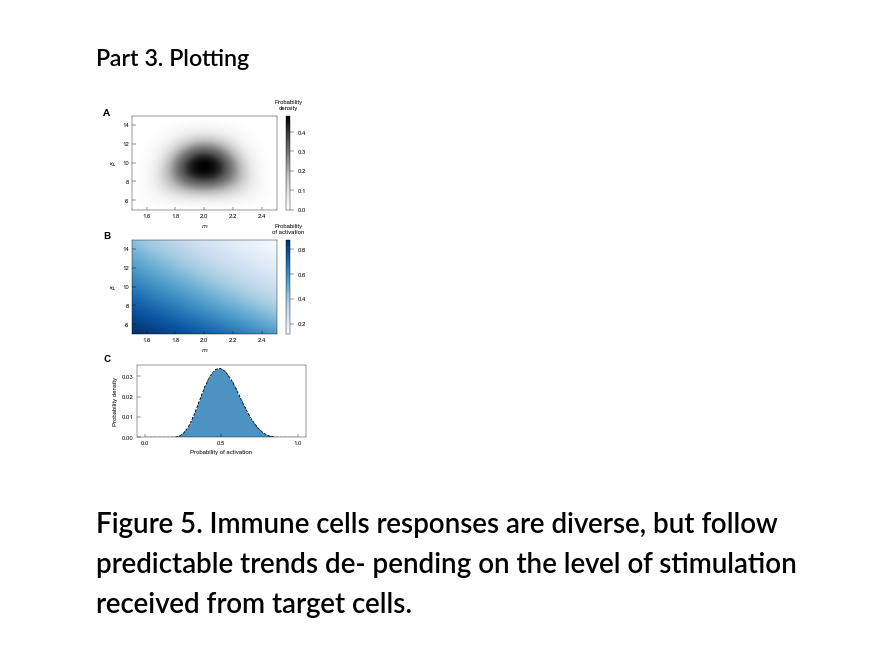
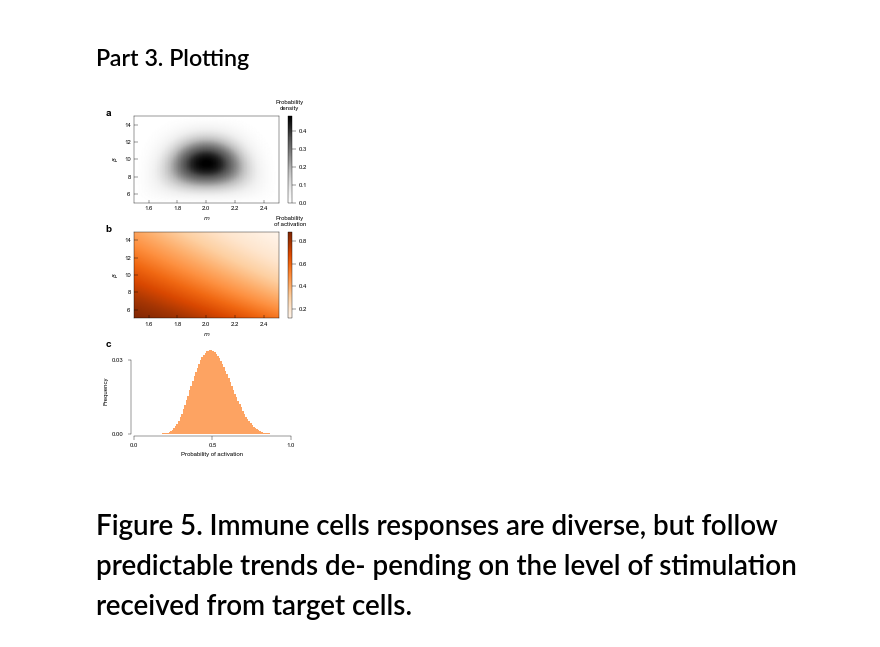
Before and after one commit to ywqin/paper-innate-immune-adaptation, a Jupyter notebook: figures.ipynb, the cells around one changed output. Saved outputs shown, nothing was run; the diff lists cells and outputs as text; code cells hidden in the pictures.

Commit message:
modified figure colors and style

```diff
--- a/figures.ipynb
+++ b/figures.ipynb
@@ -25,7 +26,7 @@ from scipy.integrate import quad
 # %%
 DATA_FOLDER = 'data/'
 
-SIZELINE = 0.8
+SIZELINE = 1.0
 AXWIDTH = 0.4
 SUBLABEL_SIZE = 10
 LABEL_SIZE = 6
@@ -741,18 +761,20 @@ poa = np.array(data['Poa']).reshape((NX, NY))
 # plotting ---------------------------
 fig = plt.figure(figsize=(SINGLE_COLUMN, SINGLE_COLUMN*1.5))
 plt.rc('font', size=LABEL_SIZE, family=FAMILY)
-ax1 = fig.add_axes([0.15, 0.69, 0.75, 0.26])
-ax2 = fig.add_axes([0.15, 0.347, 0.75, 0.26])
-ax3 = fig.add_axes([0.17, 0.06, 0.7, 0.2])
+h = 0.24
+s = 0.08
+ax1 = fig.add_axes([0.15, 0.95 - h, 0.75, h])
+ax2 = fig.add_axes([0.15, 0.95 - 2*h - s, 0.75, h])
+ax3 = fig.add_axes([0.15, 0.95 - 3*h - 2*s, 0.65, h])
 fig.text(
-    0.03, 0.95, string.ascii_uppercase[0], size=SUBLABEL_SIZE, weight='bold')
+    0.03, 0.95, string.ascii_uppercase[0].lower(), size=SUBLABEL_SIZE, weight='bold')
 fig.text(
-    0.03, 0.61, string.ascii_uppercase[1], size=SUBLABEL_SIZE, weight='bold')
+    0.03, 0.95 - (h+s), string.ascii_uppercase[1].lower(), size=SUBLABEL_SIZE, weight='bold')
 fig.text(
-    0.03, 0.27, string.ascii_uppercase[2], size=SUBLABEL_SIZE, weight='bold')
+    0.03, 0.95 - 2*(h+s), string.ascii_uppercase[2].lower(), size=SUBLABEL_SIZE, weight='bold')
 ax1.tick_params(direction='in')
 ax2.tick_params(direction='in')
-ax3.tick_params(direction='in')
+#ax3.tick_params(direction='in')
 
 ax1.set_xlabel(r'$m$')
 ax1.set_ylabel(r'$\beta$')
@@ -760,7 +782,15 @@ ax2.set_xlabel(r'$m$')
 ax2.set_ylabel(r'$\beta$')
 
 ax3.set_xlabel(POA_LABEL)
-ax3.set_ylabel('Probability density')
+ax3.set_ylabel('Frequency')
+ax3.set_xlim([0, 1])
+ax3.set_ylim([-0.0002, 0.035])
+ax3.set_yticks([0, 0.03])
+ax3.spines['left'].set_bounds(0, 0.03)
+ax3.spines['top'].set_visible(False)
+ax3.spines['right'].set_visible(False)
+ax3.spines['left'].set_position(('axes', -0.02))
+ax3.spines['bottom'].set_position(('axes', -0.02))
 X = xmin+dx*np.arange(NX)
 Y = ymin+dy*np.arange(NY)
 
@@ -774,38 +804,39 @@ cbar1.ax.set_title('Probability\ndensity', fontsize=LABEL_SIZE)
 cbar1.set_ticks(np.arange(0, 0.9, step=0.1))
 
 #pos2  = ax2.contourf(X, Y, poa.T, colorinterpolation, cmap=plt.cm.get_cmap('Blues'))
 pos2 = ax2.pcolormesh(X, Y, poa.T, shading='gouraud',
-                      cmap=plt.cm.get_cmap('Blues'))
+                      cmap=plt.cm.get_cmap('Oranges'))
 cbar2 = fig.colorbar(pos2, ax=ax2)
 cbar2.ax.set_title('Probability\nof activation', fontsize=LABEL_SIZE)
 cbar2.set_ticks(np.arange(0, 1, step=0.2))
 
 # bins for poa histgram
+poa_c = sns.color_palette('Oranges', n_colors=1)
 binstep = 0.01
 bins = []
 for ibin in range(1+int(1.0/binstep)):
     bins.append(binstep*ibin)
 xbin = []
 y3 = []
 for ibin in range(int(1.0/binstep)):
     xbin.append((ibin+0.5)*binstep)
     y3.append(0)
 for ix in range(NX):
     for iy in range(NY):
         ibin = 0
         while ibin*binstep < poa[ix, iy]:
             ibin += 1
         y3[ibin] += w[ix, iy]
 y3plot = [float(i)/sum(y3) for i in y3]
-ax3.plot(xbin, y3plot, color='black', linestyle='dashed')
-ax3.bar(xbin, height=y3plot, width=binstep, align='center', alpha=0.8)
-ax3.set_xticks(np.arange(0, 1.01, step=0.5))
+#ax3.plot(xbin, y3plot, color='black', linestyle='dashed')
+ax3.bar(xbin, height=y3plot, width=binstep, align='center', alpha=0.8, facecolor=poa_c[0])
+ax3.set_xticks([0, 0.5, 1])
 
 plt.savefig('fig4-heterogeneity.pdf', format='pdf', dpi=300)
 plt.show()
 plt.close()
 # %% [output]
-[figure, old version]
+[figure, new version]
 # %% [markdown]
 # Figure 5. Immune cells responses are diverse, but follow predictable trends de- pending on the level of stimulation received from target cells.
 # %% [markdown]
```
Also changed, not shown: parts of 9 cells of this notebook.
